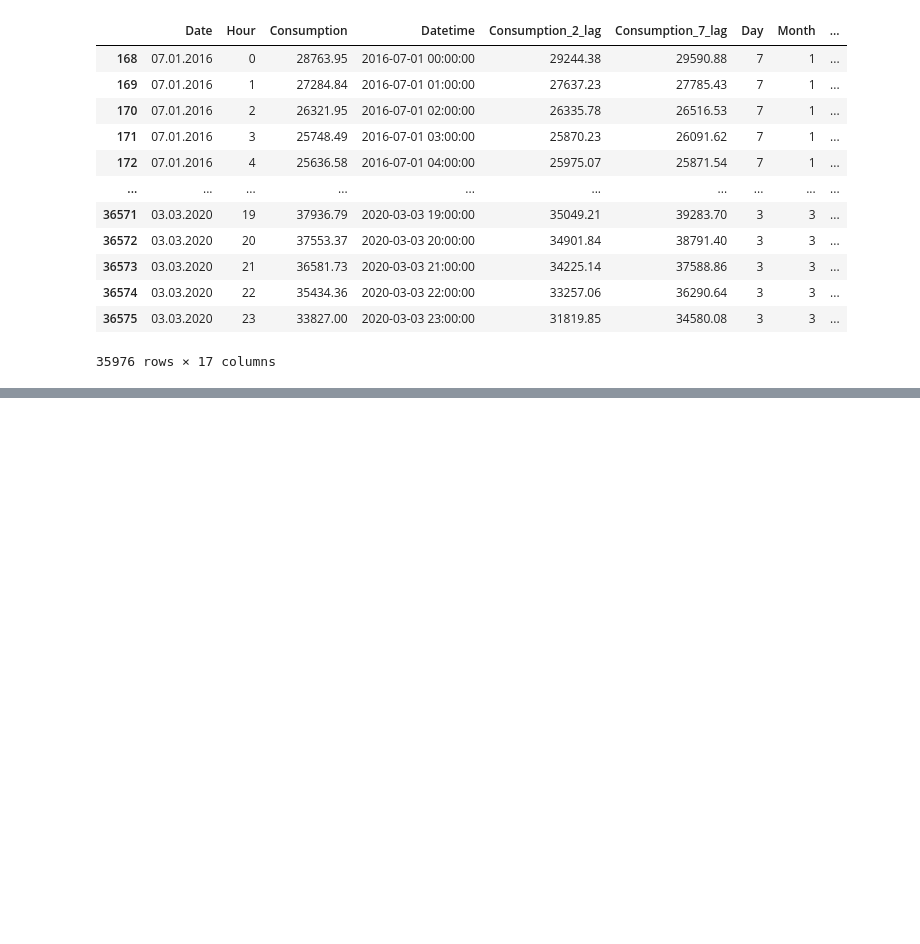
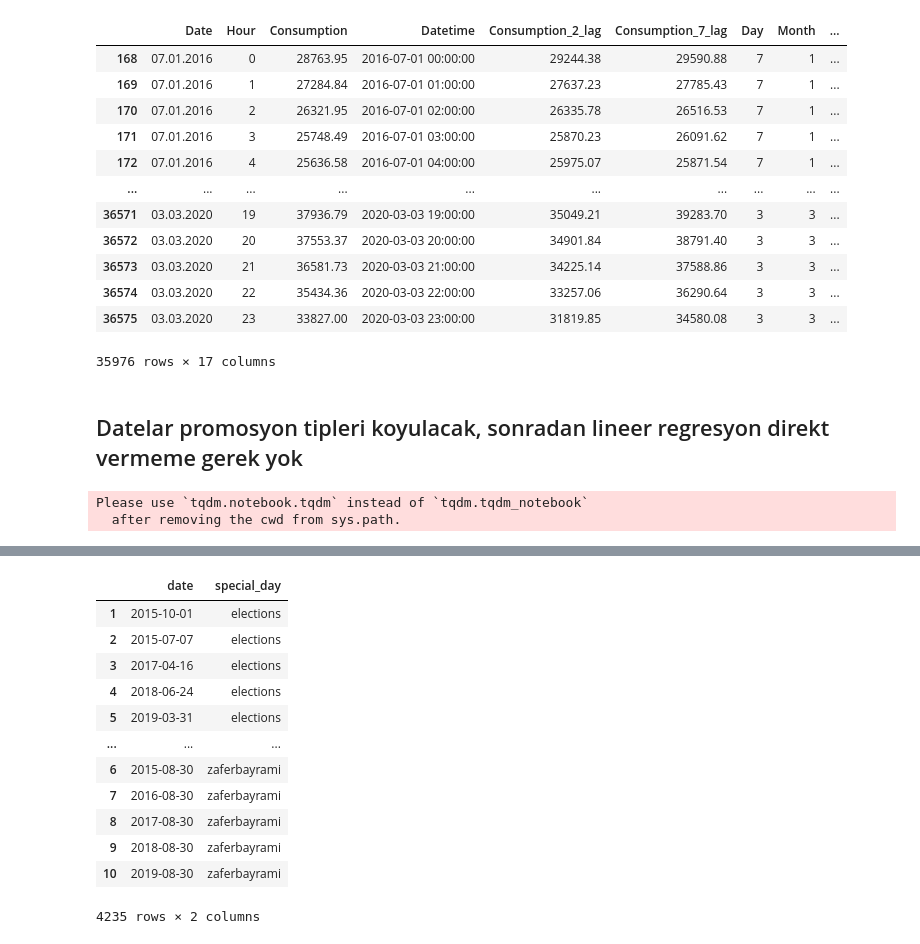
Before and after one commit to yakaralar/IE492, a Jupyter notebook: bitirme_notebook_v2.ipynb, the cells around one changed output, grey strips where cells are left out. Drawn from its saved outputs; the diff is of its cells as text; code cells hidden in the pictures; blank space fills up the shorter version.

```diff
--- a/bitirme_notebook_v2.ipynb
+++ b/bitirme_notebook_v2.ipynb
@@ -469,3 +487,22 @@ cons_lagged
 35976 rows × 17 columns
 # %%
 residuals=model.predict(train_df[cols].values,train_df["Consumption"].)
+# %% [markdown]
+## Datelar promosyon tipleri koyulacak, sonradan lineer regresyon direkt vermeme gerek yok
+# %%
+special_days_path="drive/My Drive/colab_datas/IE 492/ozel_gunler/*"
+special_day_df=pd.DataFrame()
+exception=[]
+for i in tqdm(glob.glob(special_days_path)):
+    a=pd.read_csv(i)
+    try:
+        a["special_day"]=np.full(len(a),a.columns[0])
+        a.columns=["date","special_day"]
+        special_day_df=pd.concat([special_day_df, a])
+    except ValueError:
+        exception.append(i)
+        pass
+special_day_df
+# %% [output]
+Please use `tqdm.notebook.tqdm` instead of `tqdm.tqdm_notebook`
+  after removing the cwd from sys.path.
@@ -471,0 +510,13 @@ residuals=model.predict(train_df[cols].values,train_df["Consumption"].)
+|  | date | special_day |
+| 1 | 2015-10-01 | elections |
+| 2 | 2015-07-07 | elections |
+| 3 | 2017-04-16 | elections |
+| 4 | 2018-06-24 | elections |
+| 5 | 2019-03-31 | elections |
+| ... | ... | ... |
+| 6 | 2015-08-30 | zaferbayrami |
+| 7 | 2016-08-30 | zaferbayrami |
+| 8 | 2017-08-30 | zaferbayrami |
+| 9 | 2018-08-30 | zaferbayrami |
+| 10 | 2019-08-30 | zaferbayrami |
+4235 rows × 2 columns
```
Also changed, not shown: parts of 17 cells of this notebook.
